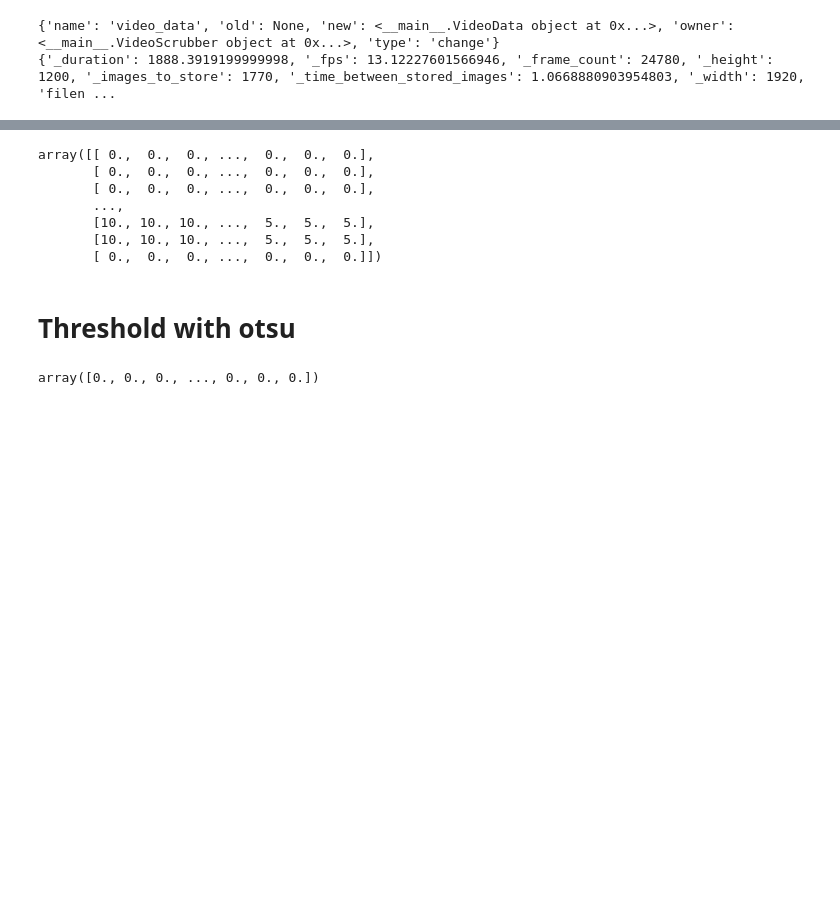
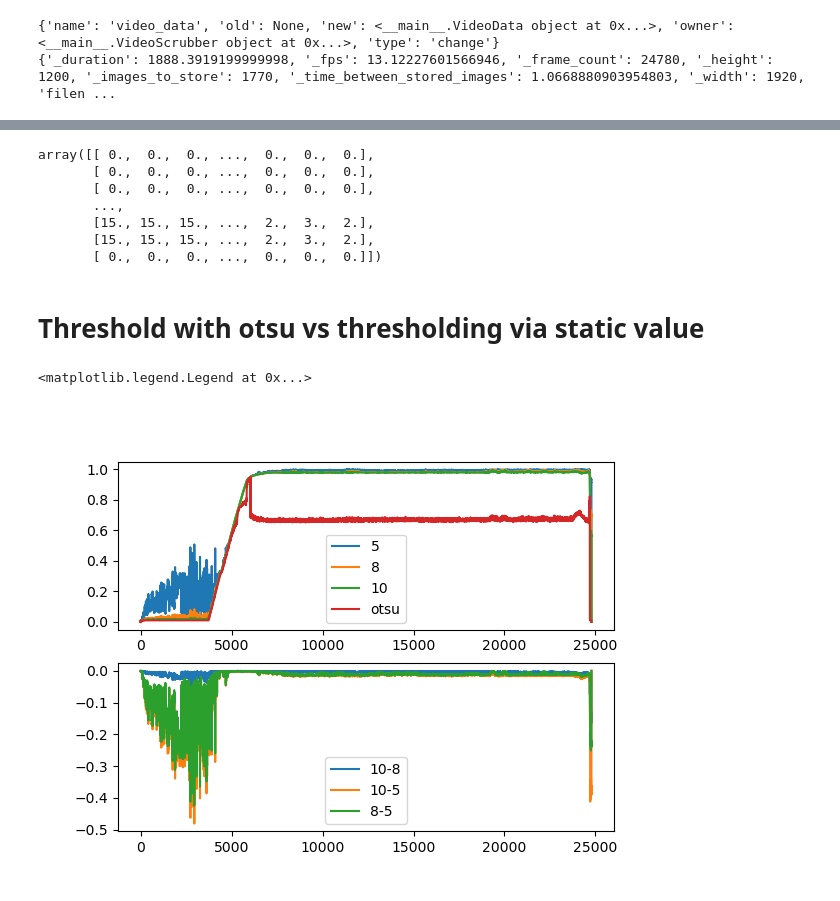
Before and after one commit to TheMartinLab/crystal-video, a Jupyter notebook: draw-on-movie.ipynb, the cells around one changed output, grey strips where cells are left out. Cells and saved outputs as stored; diff of their text form; code cells hidden in the pictures; blank space fills up the shorter version.

```diff
--- a/draw-on-movie.ipynb
+++ b/draw-on-movie.ipynb
@@ -441,20 +458,49 @@ v2.read(callback=functools.partial(reader_callback, outputters=o), store_data=Fa
 Reading in 24780 frames and not storing any frames because store_data=False.
 # %%
 outputter = o[0]
-outputter.output_data
+data = outputter.output_data
+data
 # %% [output]
 array([[ 0.,  0.,  0., ...,  0.,  0.,  0.],
        [ 0.,  0.,  0., ...,  0.,  0.,  0.],
        [ 0.,  0.,  0., ...,  0.,  0.,  0.],
        ...,
-       [10., 10., 10., ...,  5.,  5.,  5.],
-       [10., 10., 10., ...,  5.,  5.,  5.],
+       [15., 15., 15., ...,  2.,  3.,  2.],
+       [15., 15., 15., ...,  2.,  3.,  2.],
        [ 0.,  0.,  0., ...,  0.,  0.,  0.]])
 # %% [markdown]
-# Threshold with otsu
+# Threshold with otsu vs thresholding via static value
 # %%
 from skimage.filters import threshold_otsu
-# %%
-data[0]
-# %% [output]
-array([0., 0., 0., ..., 0., 0., 0.])
+# %%
+def get_transformed(data, th=None, otsu=False):
+    crystallized = []
+    for i in range(len(data)):
+        pixels = data[i]
+        if otsu:
+            th = threshold_otsu(pixels)
+        pixels2 = pixels.copy()
+        pixels2[pixels2 < th] = 0
+        crystallized_pixels = len(pixels2[pixels2 != 0])
+        crystallized.append(crystallized_pixels / len(pixels))
+    return crystallized
+# %%
+crystallized_5 = np.asarray(get_transformed(data, th=5))
+crystallized_8 = np.asarray(get_transformed(data, th=8))
+crystallized_10 = np.asarray(get_transformed(data, th=10))
+crystallized_otsu = np.asarray(get_transformed(data, otsu=True))
+# %%
+fig, (ax, ax1) = plt.subplots(nrows=2)
+ax.plot(crystallized_5, label=5)
+ax.plot(crystallized_8, label=8)
+ax.plot(crystallized_10, label=10)
+ax.plot(crystallized_otsu, label='otsu')
+ax1.plot(crystallized_10-crystallized_8, label='10-8')
+ax1.plot(crystallized_10-crystallized_5, label='10-5')
+ax1.plot(crystallized_8-crystallized_5, label='8-5')
+ax.legend()
+ax1.legend()
+# plt.legend()
+# %% [output]
+<matplotlib.legend.Legend at 0x...>
+[figure, added]
```
Also changed, not shown: parts of 36 cells of this notebook, 1 other file.
